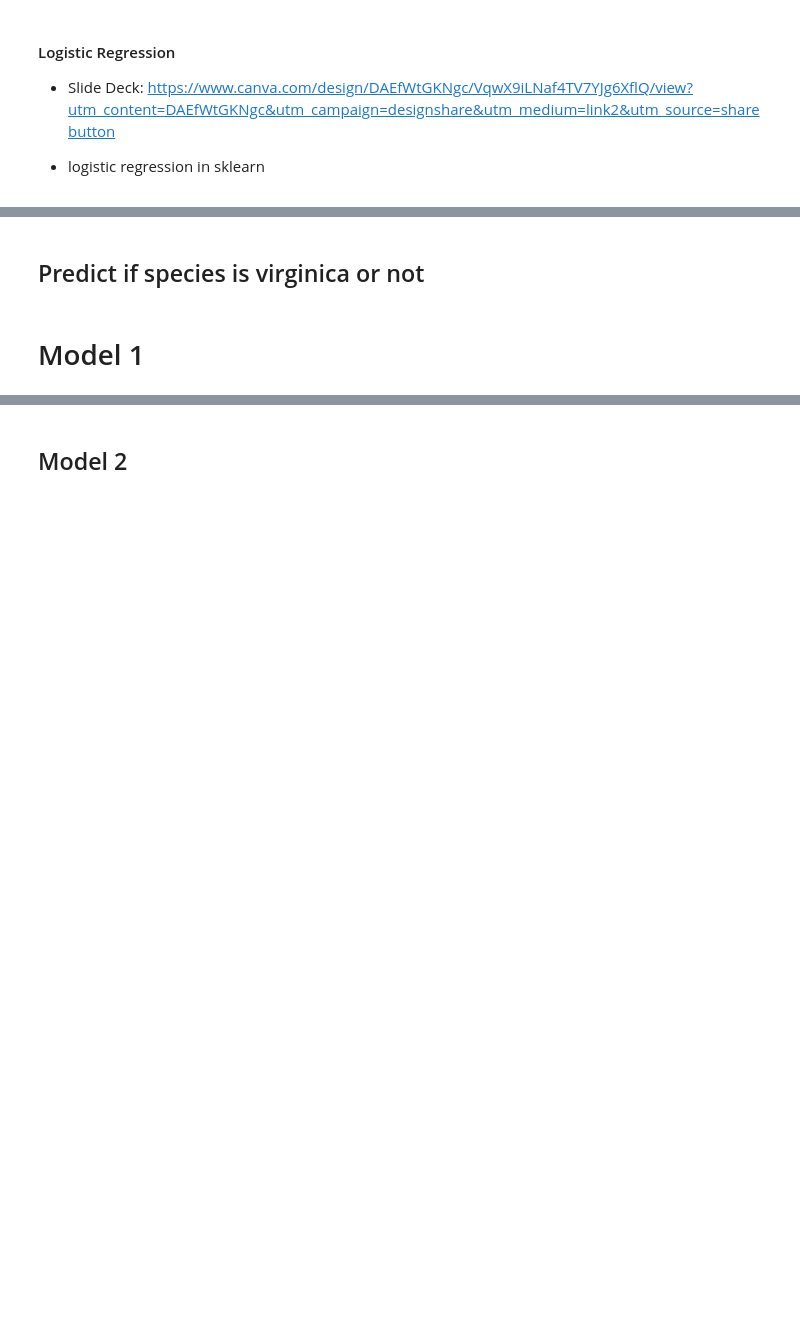
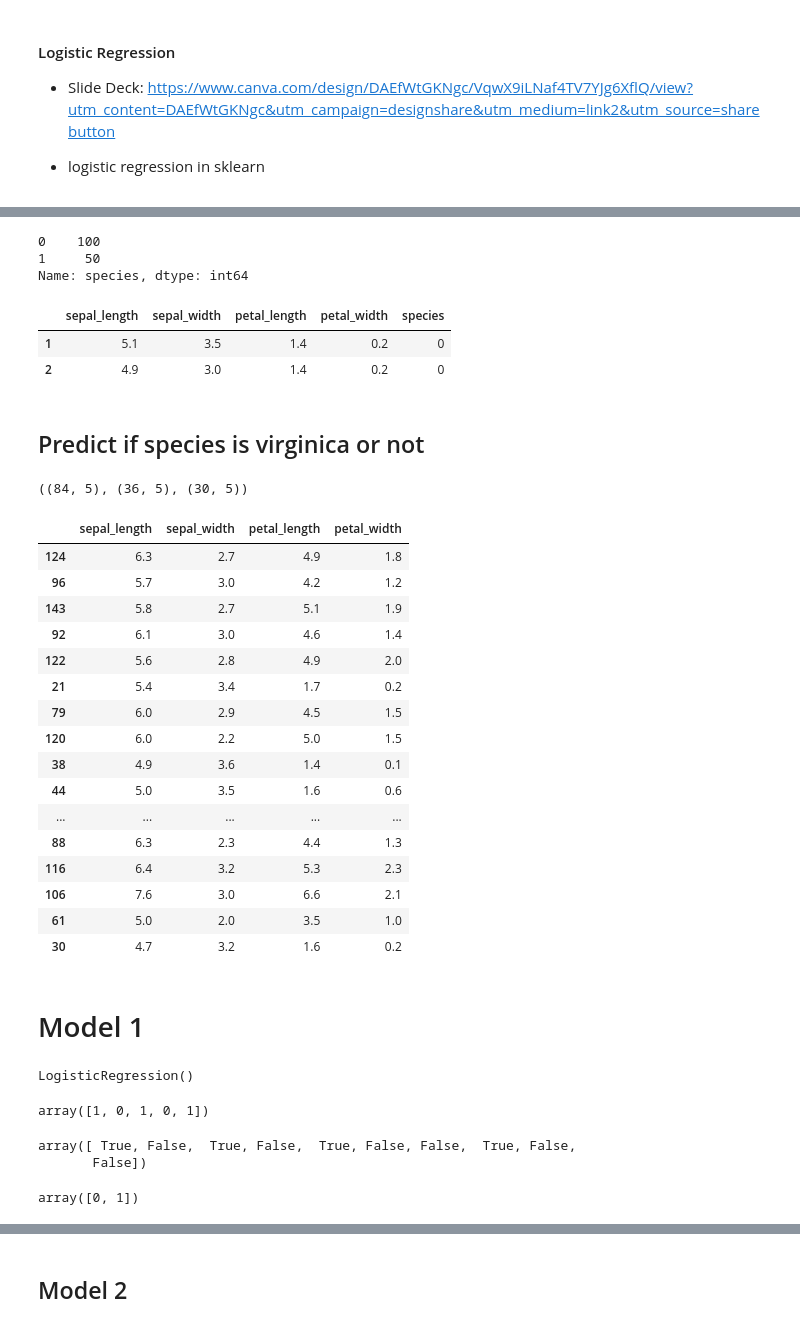
Before and after one commit to CodeupClassroom/leavitt-classification-exercises, a Jupyter notebook: logistic_regression_lesson.ipynb, the cells around one changed output, grey strips where cells are left out. Drawn from its saved outputs; the diff is of its cells as text; code cells hidden in the pictures; blank space fills up the shorter version.

Commit message:
logistic regression lesson notebook

```diff
--- a/logistic_regression_lesson.ipynb
+++ b/logistic_regression_lesson.ipynb
@@ -29,2 +39,4 @@ df.columns
 # %%
 # Binary classification - predict if species is non-virginica or virginica
+# change setosa and versicolor to '0' and virginica to 1
+df['species'] = np.where(df.species == 'virginica', 1, 0)
@@ -33,3 +43,15 @@ df.columns
+# %%
+df.species.value_counts()
+# %% [output]
+0    100
+1     50
+Name: species, dtype: int64
+# %%
+df.head(2)
+# %% [output]
+|  | sepal_length | sepal_width | petal_length | petal_width | species |
+| 1 | 5.1 | 3.5 | 1.4 | 0.2 | 0 |
+| 2 | 4.9 | 3.0 | 1.4 | 0.2 | 0 |
 # %% [markdown]
 ## Predict if species is virginica or not
 # %%
@@ -47,5 +69,11 @@ def train_validate_test_split(df, target, seed=1349):
                                        random_state=seed,
                                        stratify=train_validate[target])
     return train, validate, test
+# %%
+train, validate, test = train_validate_test_split(df,
+                                                  target='species',
+                                                  seed=1349)
 # %%
-train, validate, test =
+train.shape, validate.shape, test.shape
+# %% [output]
+((84, 5), (36, 5), (30, 5))
@@ -56,2 +80,32 @@ train, validate, test =
+# %%
+# Make new dataframes
+# Separate my X and my y!
+
+X_train = train.drop(columns='species')
+y_train = train.species
+X_validate = validate.drop(columns='species')
+y_validate = validate.species
+X_test = test.drop(columns='species')
+y_test = test.species
+# %%
+X_train
+# %% [output]
+|  | sepal_length | sepal_width | petal_length | petal_width |
+| 124 | 6.3 | 2.7 | 4.9 | 1.8 |
+| 96 | 5.7 | 3.0 | 4.2 | 1.2 |
+| 143 | 5.8 | 2.7 | 5.1 | 1.9 |
+| 92 | 6.1 | 3.0 | 4.6 | 1.4 |
+| 122 | 5.6 | 2.8 | 4.9 | 2.0 |
+| 21 | 5.4 | 3.4 | 1.7 | 0.2 |
+| 79 | 6.0 | 2.9 | 4.5 | 1.5 |
+| 120 | 6.0 | 2.2 | 5.0 | 1.5 |
+| 38 | 4.9 | 3.6 | 1.4 | 0.1 |
+| 44 | 5.0 | 3.5 | 1.6 | 0.6 |
+| ... | ... | ... | ... | ... |
+| 88 | 6.3 | 2.3 | 4.4 | 1.3 |
+| 116 | 6.4 | 3.2 | 5.3 | 2.3 |
+| 106 | 7.6 | 3.0 | 6.6 | 2.1 |
+| 61 | 5.0 | 2.0 | 3.5 | 1.0 |
+| 30 | 4.7 | 3.2 | 1.6 | 0.2 |
 # %% [markdown]
 # Model 1
@@ -60,4 +117,7 @@ train, validate, test =
 # %%
 #  fit the model on train data
+logit.fit(X_train, y_train)
+# %% [output]
+LogisticRegression()
 # %%
 # now use the model to make predictions
@@ -64,2 +125,5 @@ train, validate, test =
 # %%
 #take a look at predictions
+y_pred[:5]
+# %% [output]
+array([1, 0, 1, 0, 1])
@@ -68,2 +130,16 @@ train, validate, test =
+# %%
+# look at predicted probabilites for first 10 observations
+# we can tune the probability threshold very explicitly here if we so choose to,
+# by narrowing down to the positive class and comaparing values
+# to desired probability thresholds
+# default for predict inside of sklearn objects is generally 0.5
+logit.predict_proba(X_train)[:10][:,1] > 0.5
+# %% [output]
+array([ True, False,  True, False,  True, False, False,  True, False,
+       False])
+# %%
+logit.classes_
+# %% [output]
+array([0, 1])
 # %%
 # View raw probabilities (output from the model)
```
Also changed, not shown: parts of 26 cells of this notebook.
